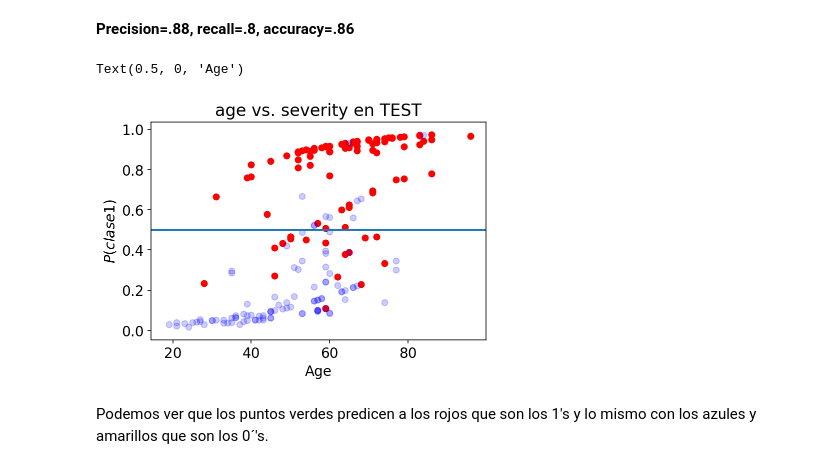
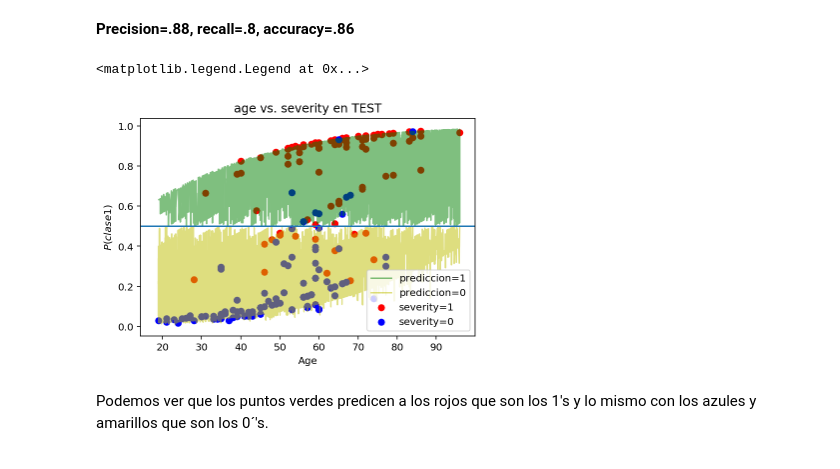
Before and after one commit to abraham314/DSML_m4, a Jupyter notebook: Tarea3.ipynb, the cells around one changed output. Drawn from its saved outputs; the diff is of its cells as text; code cells hidden in the pictures.

```diff
--- a/Tarea3.ipynb
+++ b/Tarea3.ipynb
@@ -211,0 +212,11 @@ weighted avg       0.86      0.85      0.85       193
+# %%
+tam=10000
+ag0=np.random.choice(xtest["bi_rads"],tam)
+ag1=np.linspace(xtest["age"].min(),xtest["age"].max(),tam)
+ag2=np.random.choice(xtest["shape"],tam)
+ag3=np.random.choice(xtest["margin"],tam)
+ag4=np.random.choice(xtest["density"],tam)
+xr=np.c_[ag0,ag1,ag2,ag3,ag4]
+xra=pd.DataFrame(xr,columns=[xtest.columns])
+#ag=np.arange(15,95,.1,size=(5,2))
+preds=winner.predict_proba(xra)[:,1].reshape(-1,1)
@@ -212,19 +233,17 @@ weighted avg       0.86      0.85      0.85       193
 # %%
 i=1
-plt.scatter(xtest[ytest==1].iloc[:,i],winner.predict_proba(xtest)[:,1][ytest==1],color="r")
-plt.scatter(xtest[ytest==0].iloc[:,i],winner.predict_proba(xtest)[:,1][ytest==0],color="b",alpha=.2)
-#plt.scatter(xtest[winner.predict(xtest)==1].iloc[:,i],winner.predict(xtest)[winner.predict(xtest)==1],color="g",
-#            alpha=.4)
-#plt.scatter(xtest[winner.predict(xtest)==0].iloc[:,i],winner.predict(xtest)[winner.predict(xtest)==0],color="y",
-#            alpha=.4)
-
+plt.scatter(xtest[ytest==1].iloc[:,i],winner.predict_proba(xtest)[:,1][ytest==1],color="r",label="severity=1")
+plt.scatter(xtest[ytest==0].iloc[:,i],winner.predict_proba(xtest)[:,1][ytest==0],color="b",label="severity=0")
+plt.plot(xra[preds>=.5].iloc[:,1],preds[preds>=.5],alpha=.5,color="g",label="prediccion=1")
+plt.plot(xra[preds<.5].iloc[:,1],preds[preds<.5],alpha=.5,color="y",label="prediccion=0")
 plt.title("age vs. severity en TEST")
 plt.axhline(y=.5)
 plt.ylabel(r"$P(clase 1)$")
 plt.xlabel("Age")
+plt.legend()
 # %% [output]
-Text(0.5, 0, 'Age')
+<matplotlib.legend.Legend at 0x...>
-[figure, old version]
+[figure, new version]
 # %% [markdown]
 Podemos ver que los puntos verdes predicen a los rojos que son los 1's y lo mismo con los azules y amarillos que son los 0´'s.
 # %%
```
Also changed, not shown: parts of 26 cells of this notebook.
